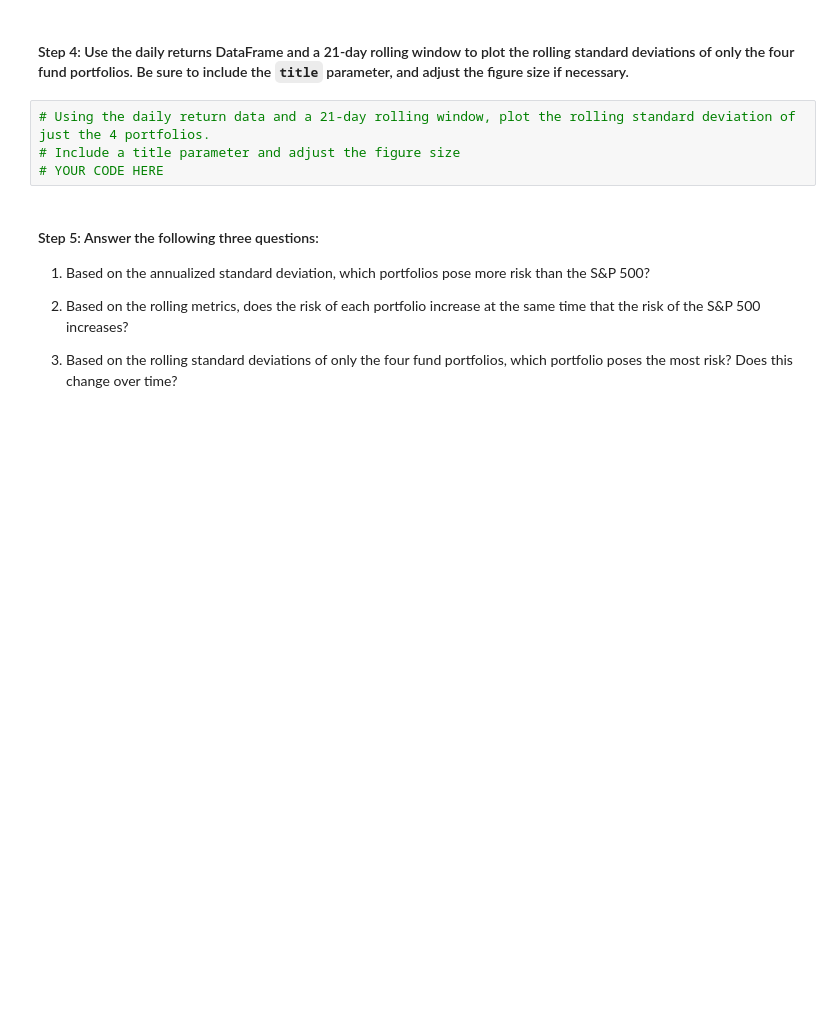
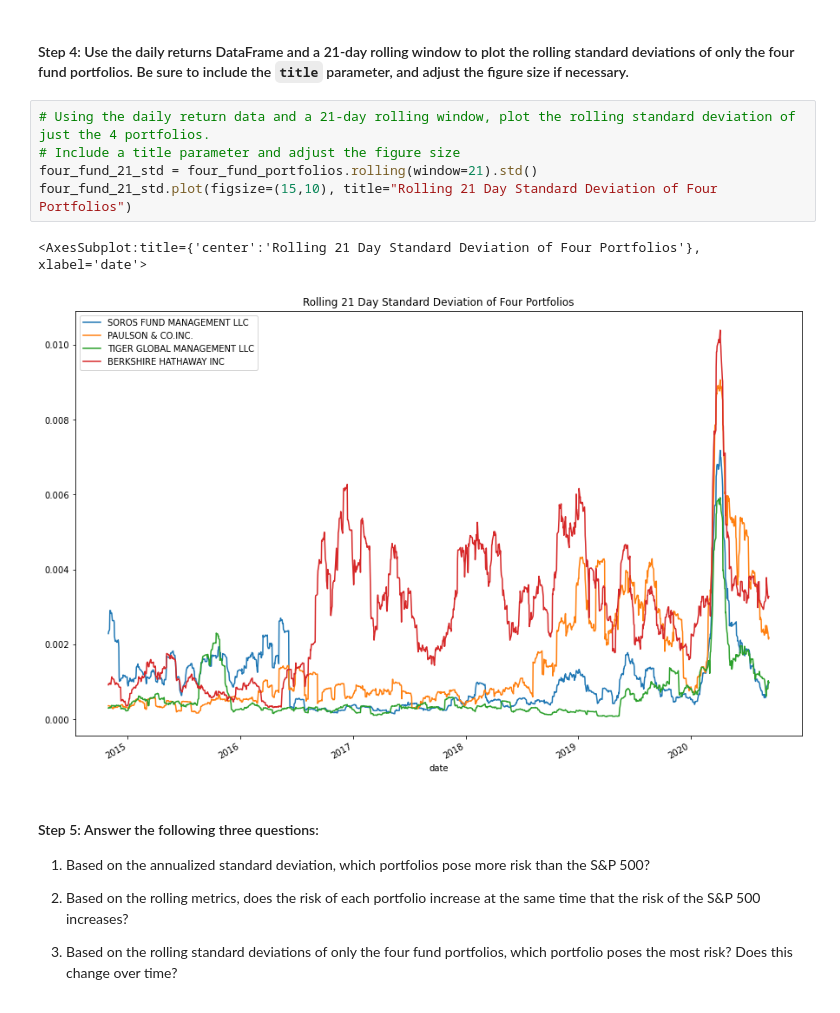
Before and after one commit to zvahidy/Quantatative-Analysis, a Jupyter notebook: risk_return_analysis.ipynb, the cells around one changed output. Cells and saved outputs as stored; diff of their text form; blank space fills up the shorter version.

```diff
--- a/risk_return_analysis.ipynb
+++ b/risk_return_analysis.ipynb
@@ -259,7 +280,11 @@ Evaluate the risk profile of each portfolio by using the standard deviation and
 # %%
 # Using the daily return data and a 21-day rolling window, plot the rolling standard deviation of just the 4 portfolios.
 # Include a title parameter and adjust the figure size
-# YOUR CODE HERE
+four_fund_21_std = four_fund_portfolios.rolling(window=21).std()
+four_fund_21_std.plot(figsize=(15,10), title="Rolling 21 Day Standard Deviation of Four Portfolios")
+# %% [output]
+<AxesSubplot:title={'center':'Rolling 21 Day Standard Deviation of Four Portfolios'}, xlabel='date'>
+[figure, added]
 # %% [markdown]
 #### Step 5: Answer the following three questions:
 
```
Also changed, not shown: parts of 7 cells of this notebook.
